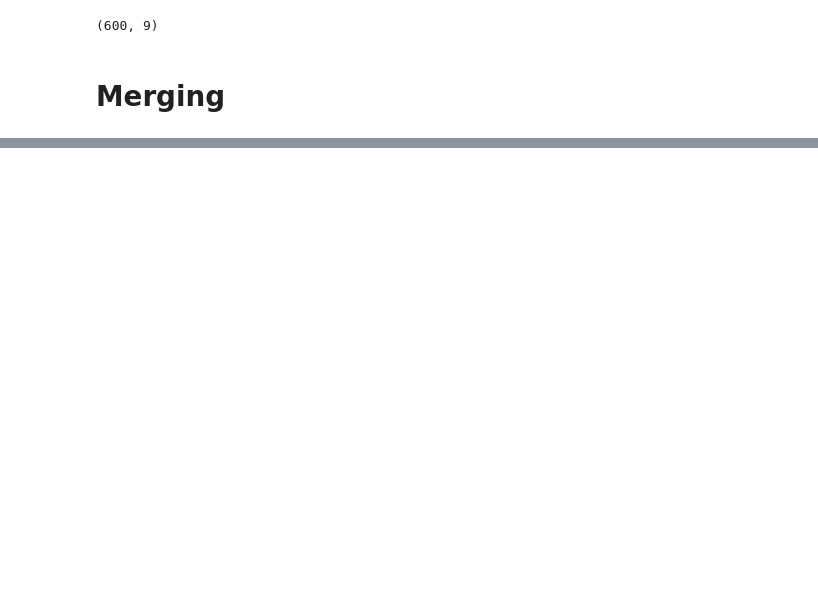
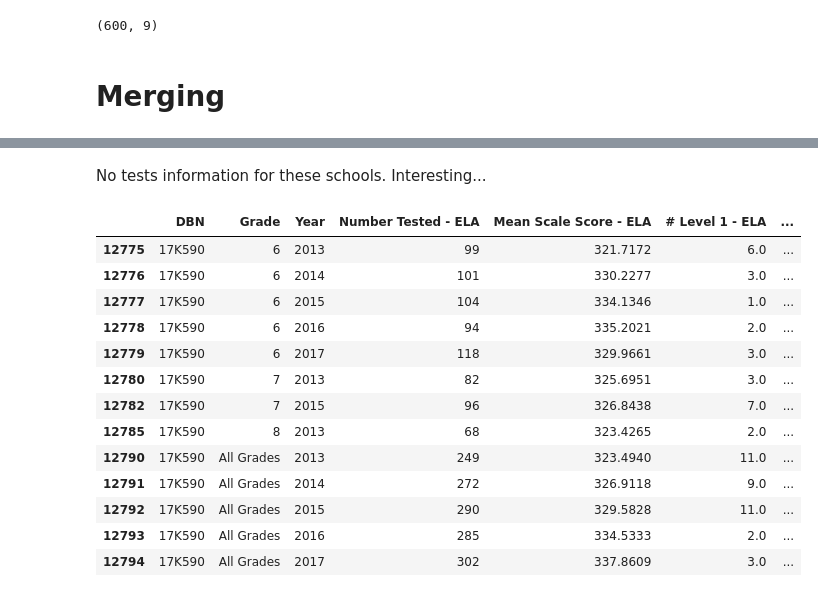
Before and after one commit to araraonline/kag-passnyc, a Jupyter notebook: notebooks/proto-assemble-schools.ipynb, the cells around one changed output, grey strips where cells are left out. Drawn from its saved outputs; the diff is of its cells as text; code cells hidden in the pictures; blank space fills up the shorter version.

```diff
--- a/notebooks/proto-assemble-schools.ipynb
+++ b/notebooks/proto-assemble-schools.ipynb
@@ -283,0 +198,20 @@ Mostly at tests, and 1 (07X584) at demographics. We may impute the values manual
+# %% [markdown]
+No tests information for these schools. Interesting...
+# %%
+tests2 = pd.read_pickle('../data/pre/test_results.pkl')  # NYS Test Results (from 2013 to 2017)
+tests2[(tests2.DBN == '17K590')].drop('School Name', axis=1)
+# %% [output]
+|  | DBN | Grade | Year | Number Tested - ELA | Mean Scale Score - ELA | # Level 1 - ELA | ... |
+| 12775 | 17K590 | 6 | 2013 | 99 | 321.7172 | 6.0 | ... |
+| 12776 | 17K590 | 6 | 2014 | 101 | 330.2277 | 3.0 | ... |
+| 12777 | 17K590 | 6 | 2015 | 104 | 334.1346 | 1.0 | ... |
+| 12778 | 17K590 | 6 | 2016 | 94 | 335.2021 | 2.0 | ... |
+| 12779 | 17K590 | 6 | 2017 | 118 | 329.9661 | 3.0 | ... |
+| 12780 | 17K590 | 7 | 2013 | 82 | 325.6951 | 3.0 | ... |
+| 12782 | 17K590 | 7 | 2015 | 96 | 326.8438 | 7.0 | ... |
+| 12785 | 17K590 | 8 | 2013 | 68 | 323.4265 | 2.0 | ... |
+| 12790 | 17K590 | All Grades | 2013 | 249 | 323.4940 | 11.0 | ... |
+| 12791 | 17K590 | All Grades | 2014 | 272 | 326.9118 | 9.0 | ... |
+| 12792 | 17K590 | All Grades | 2015 | 290 | 329.5828 | 11.0 | ... |
+| 12793 | 17K590 | All Grades | 2016 | 285 | 334.5333 | 2.0 | ... |
+| 12794 | 17K590 | All Grades | 2017 | 302 | 337.8609 | 3.0 | ... |
```
Also changed, not shown: parts of 37 cells of this notebook, 1 other file.
